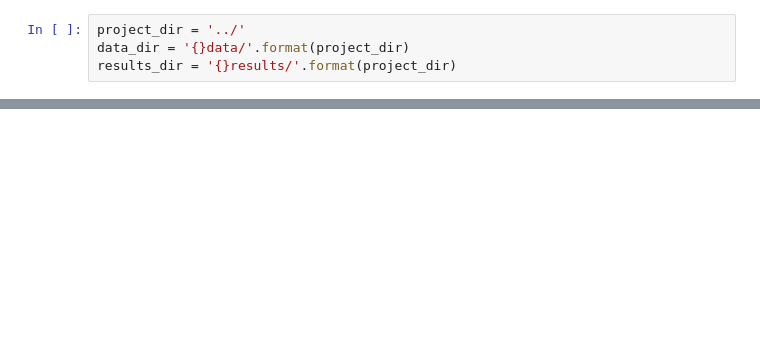
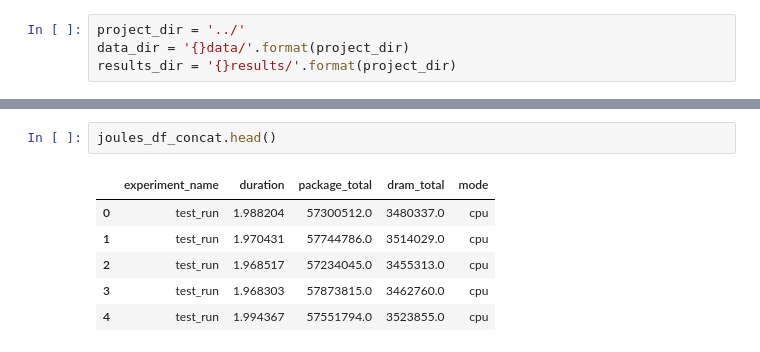
Before and after one commit to neurodatascience/watts_up_compute, a Jupyter notebook: notebooks/5_compare_cpu_gpu.ipynb, the cells around one changed output, grey strips where cells are left out. Cells and saved outputs as stored; diff of their text form; blank space fills up the shorter version.

```diff
--- a/notebooks/5_compare_cpu_gpu.ipynb
+++ b/notebooks/5_compare_cpu_gpu.ipynb
@@ -38,0 +78,9 @@ with sns.axes_style("whitegrid"):
+# %%
+joules_df_concat.head()
+# %% [output]
+|  | experiment_name | duration | package_total | dram_total | mode |
+| 0 | test_run | 1.988204 | 57300512.0 | 3480337.0 | cpu |
+| 1 | test_run | 1.970431 | 57744786.0 | 3514029.0 | cpu |
+| 2 | test_run | 1.968517 | 57234045.0 | 3455313.0 | cpu |
+| 3 | test_run | 1.968303 | 57873815.0 | 3462760.0 | cpu |
+| 4 | test_run | 1.994367 | 57551794.0 | 3523855.0 | cpu |
```
Also changed, not shown: parts of 8 cells of this notebook, 3 other files.
